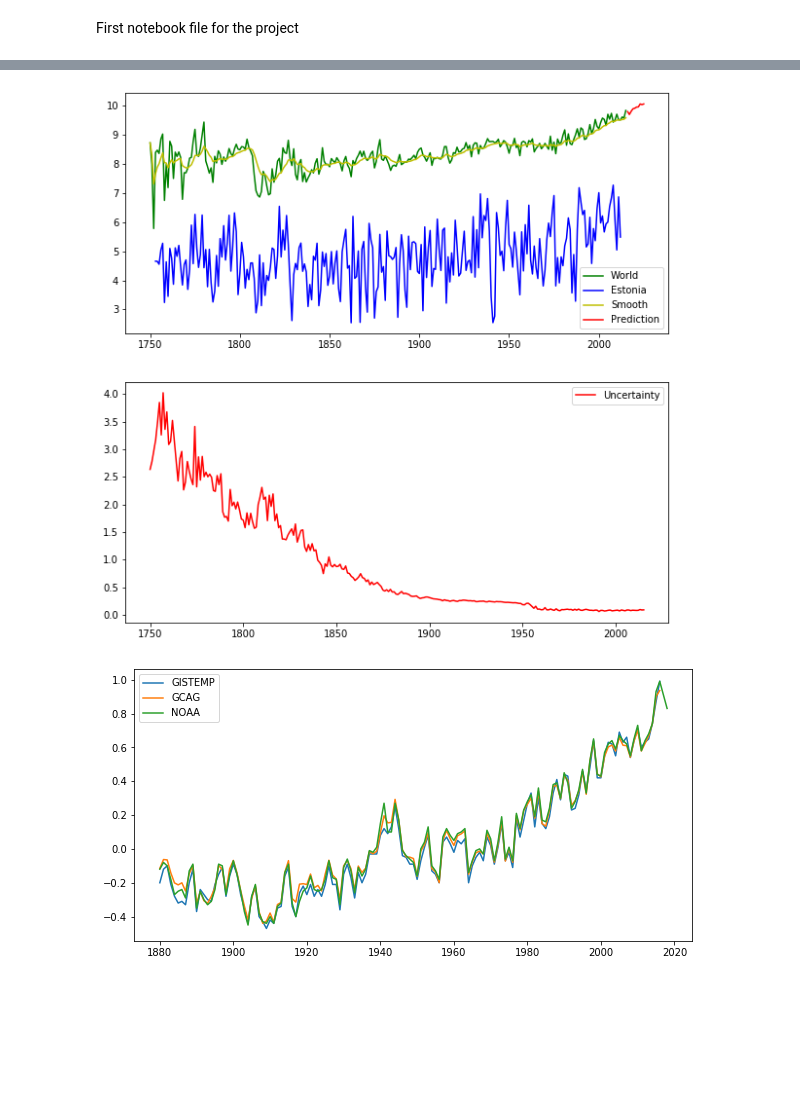
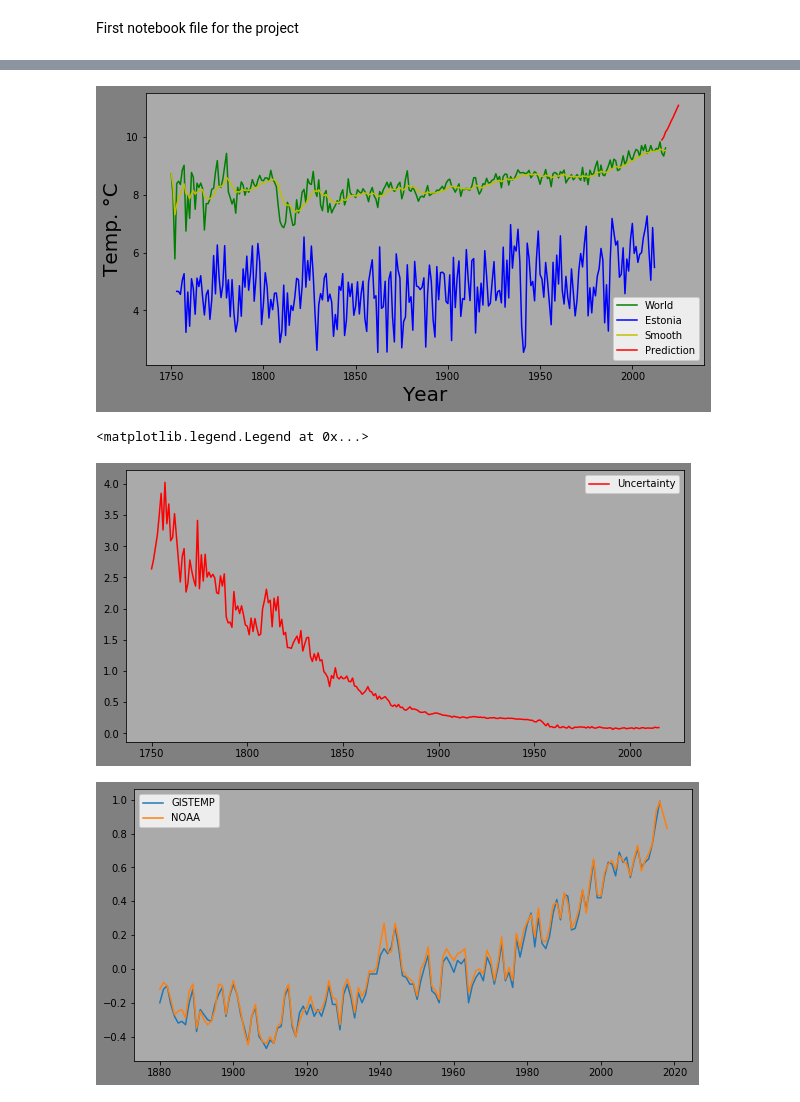
Before and after one commit to TL114/DataScience19, a Jupyter notebook: DS19.ipynb, the cells around one changed output, grey strips where cells are left out. Drawn from its saved outputs; the diff is of its cells as text; code cells hidden in the pictures; blank space fills up the shorter version.

```diff
--- a/DS19.ipynb
+++ b/DS19.ipynb
@@ -16,3 +17,21 @@ from math import sqrt
+# %%
+newTemps=[]
+a=[]
+b=[]
+c=[]
+a+=[2016]
+a+=[9.44]
+b+=[2017]
+b+=[9.34]
+c+=[2018]
+c+=[9.62]
+newTemps.append(a)
+newTemps.append(b)
+newTemps.append(c)
+newTemps
+arr3 = np.array(newTemps)
+a3=pd.DataFrame(arr3)
+b3=a3.set_index(0)
 # %%
 #Absolute temperatures, annual readings for Estonia
 data_abs_est = pd.read_csv("Estonia.csv",index_col=1, header=0,  parse_dates=True, squeeze=True)
@@ -54,47 +77,62 @@ plt.show()
 # %%
 #Absolute temperatures annual global readings
 data_absolute=pd.read_csv("GlobalTemperatures.csv",index_col=0, header=0,  parse_dates=True)
 data_absolute_1=data_absolute.drop(["LandAverageTemperatureUncertainty","LandMaxTemperature","LandMaxTemperatureUncertainty",
 "LandMinTemperature","LandMinTemperatureUncertainty","LandAndOceanAverageTemperature","LandAndOceanAverageTemperatureUncertainty"],axis=1)
 data_absolute_1.head()
 data_absolute_2=data_absolute.drop(["LandAverageTemperature","LandMaxTemperature","LandMaxTemperatureUncertainty",
 "LandMinTemperature","LandMinTemperatureUncertainty","LandAndOceanAverageTemperature","LandAndOceanAverageTemperatureUncertainty"],axis=1)
 data_absolute_year = data_absolute_1.groupby([data_absolute_1.index.year]).mean()
+data_absolute_year.loc[2016] = [9.44]
+data_absolute_year.loc[2017] = [9.34]
+data_absolute_year.loc[2018] = [9.62]
 data_smooth=data_absolute_year.ewm(com=5).mean()
 data_absolute_year_uncertainty = data_absolute_2.groupby([data_absolute_1.index.year]).mean()
-fig, (ax1,ax2) = plt.subplots(2,figsize=(10,10))
-ax1.plot(data_absolute_year,"-g", label="World")
-ax1.plot(data_est_year,"-b",label="Estonia")
-ax1.plot(data_smooth,"-y",label="Smooth")
-ax1.plot(b,"-r",label="Prediction")
-ax1.legend(loc=4)
-ax2.plot(data_absolute_year_uncertainty,"-r",label="Uncertainty")
-ax2.legend(loc=1)
+plt.figure(figsize=(10,5),facecolor="gray")
+ax=plt.axes()
+ax.set_facecolor("#AAAAAA")
+ax.plot(data_absolute_year,"-g", label="World")
+ax.plot(data_est_year,"-b",label="Estonia")
+ax.plot(data_smooth,"-y",label="Smooth")
+ax.plot(b,"-r",label="Prediction")
+plt.xlabel("Year",fontsize=20)
+plt.ylabel("Temp. °C",fontsize=20)
+ax.legend(loc=4)
+
+
 plt.show()
 # %% [output]
-[figure, old version]
+[figure, new version]
+# %%
+plt.figure(figsize=(10,5),facecolor="gray")
+ax=plt.axes()
+ax.set_facecolor("#AAAAAA")
+ax.plot(data_absolute_year_uncertainty,"-r",label="Uncertainty")
+ax.legend(loc=1)
+# %% [output]
+<matplotlib.legend.Legend at 0x...>
+[figure, added]
 # %%
 #Temperature variations - temperature readings like these correspond to how different the reading was when compared
 #to global average for the years 1900-2000
-#Annual readings, 3 dindependent sources: GISTEMP,GCAG and NOAA
+#Annual readings, 2 independent sources: GISTEMP and NOAA
 var_annual=pd.read_csv("annual_csv.csv",index_col=1, header=0)
 data_variations_annual=var_annual.iloc[::-1]
 data_variations_annual.head()
 data_variations_GISTEMP=data_variations_annual[data_variations_annual["Source"]=="GISTEMP"]
-data_variations_GCAG=data_variations_annual[data_variations_annual["Source"]=="GCAG"]
 data_variations_NOAA=pd.read_csv("data-NOAA.csv",index_col=0, header=0)
 data_var_GISTEMP=data_variations_GISTEMP.drop("Source",axis=1)
-data_var_GCAG=data_variations_GCAG.drop("Source",axis=1)
 
 
-plt.figure(figsize=(10,5))
-plt.plot(data_var_GISTEMP,label="GISTEMP")
-plt.plot(data_var_GCAG,label="GCAG")
-plt.plot(data_variations_NOAA,label="NOAA")
+plt.figure(figsize=(10,5),facecolor="gray")
+ax=plt.axes()
+ax.set_facecolor("#AAAAAA")
+ax.plot(data_var_GISTEMP,label="GISTEMP")
+ax.plot(data_variations_NOAA,label="NOAA")
 plt.legend()
 plt.show()
 # %% [output]
-[figure, old version]
+[figure, new version]
 # %%
 #ARIMA model
 #autocorrelation_plot(data_var_GCAG)
```
Also changed, not shown: parts of 9 cells of this notebook, 11 other files.
